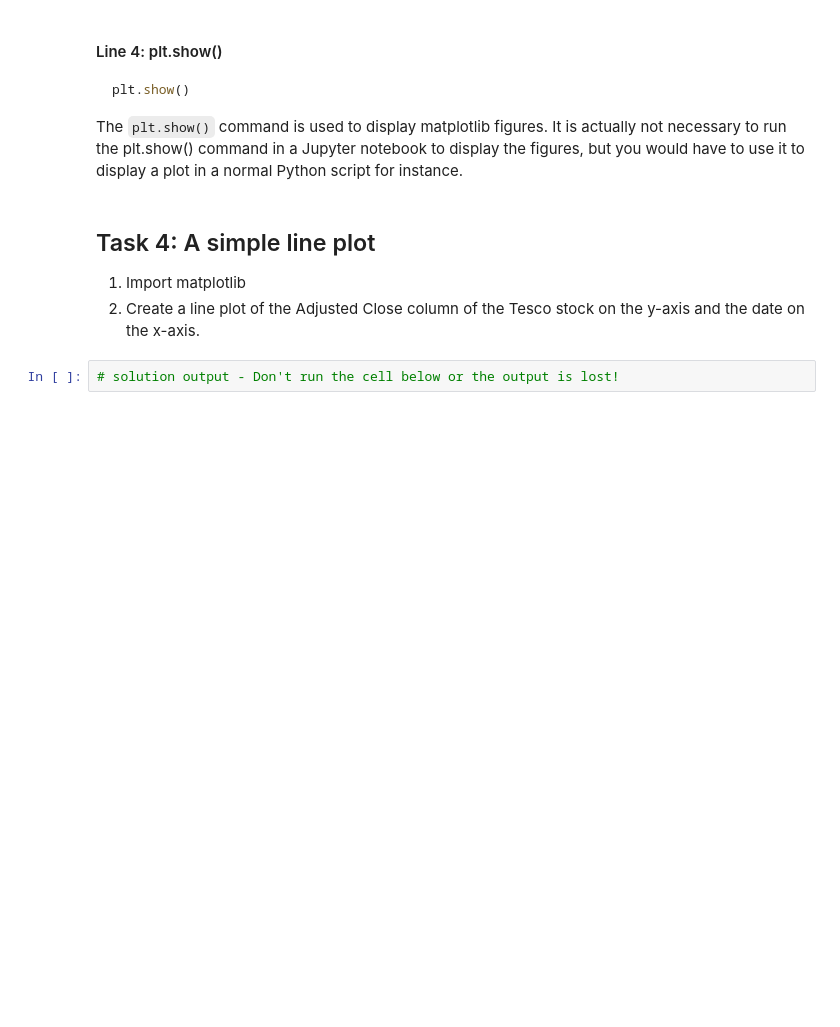
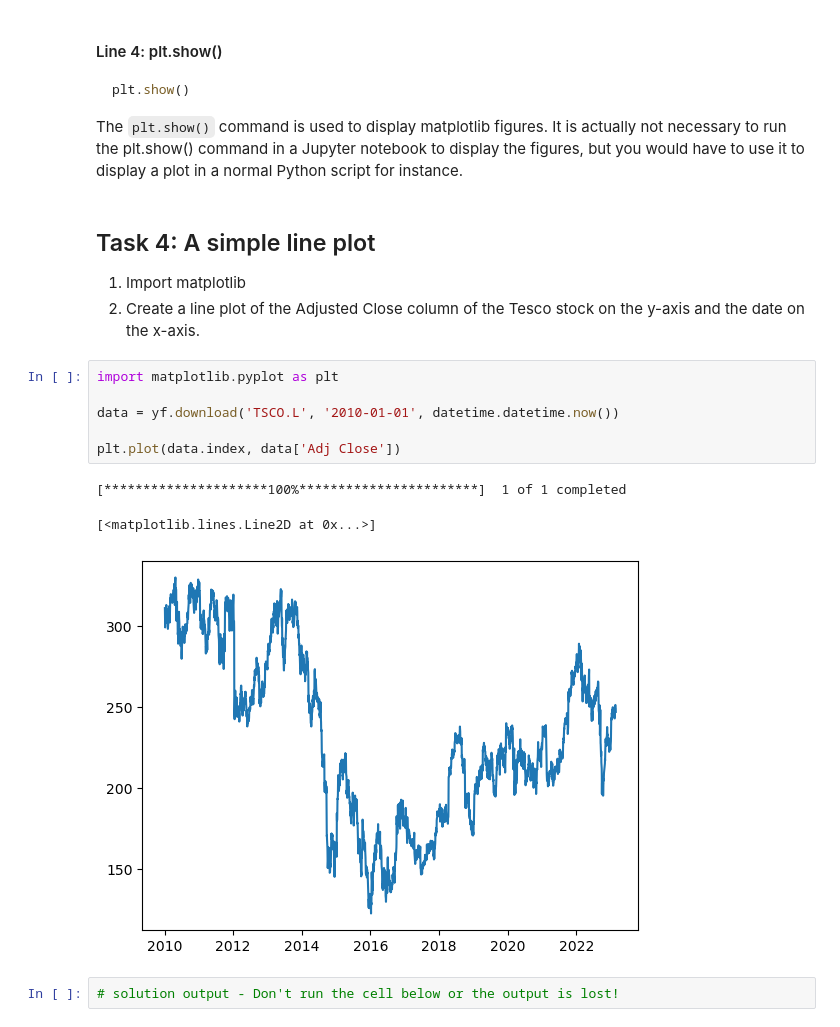
Before and after one commit to pkur3k/Financial-Data-Analysis-Exercises, a Jupyter notebook: Py4Fin01.ipynb, the cells around one changed output. Drawn from its saved outputs; the diff is of its cells as text; blank space fills up the shorter version.

```diff
--- a/Py4Fin01.ipynb
+++ b/Py4Fin01.ipynb
@@ -308,6 +384,16 @@ The `plt.show()` command is used to display matplotlib figures. It is actually n
 
 1. Import matplotlib
 2. Create a line plot of the Adjusted Close column of the Tesco stock on the y-axis and the date on the x-axis.
+# %%
+import matplotlib.pyplot as plt
+
+data = yf.download('TSCO.L', '2010-01-01', datetime.datetime.now())
+
+plt.plot(data.index, data['Adj Close'])
+# %% [output]
+[*********************100%***********************]  1 of 1 completed
+[<matplotlib.lines.Line2D at 0x...>]
+[figure, added]
 # %%
 # solution output - Don't run the cell below or the output is lost!
 # %% [output]
```
Also changed, not shown: parts of 10 cells of this notebook.
